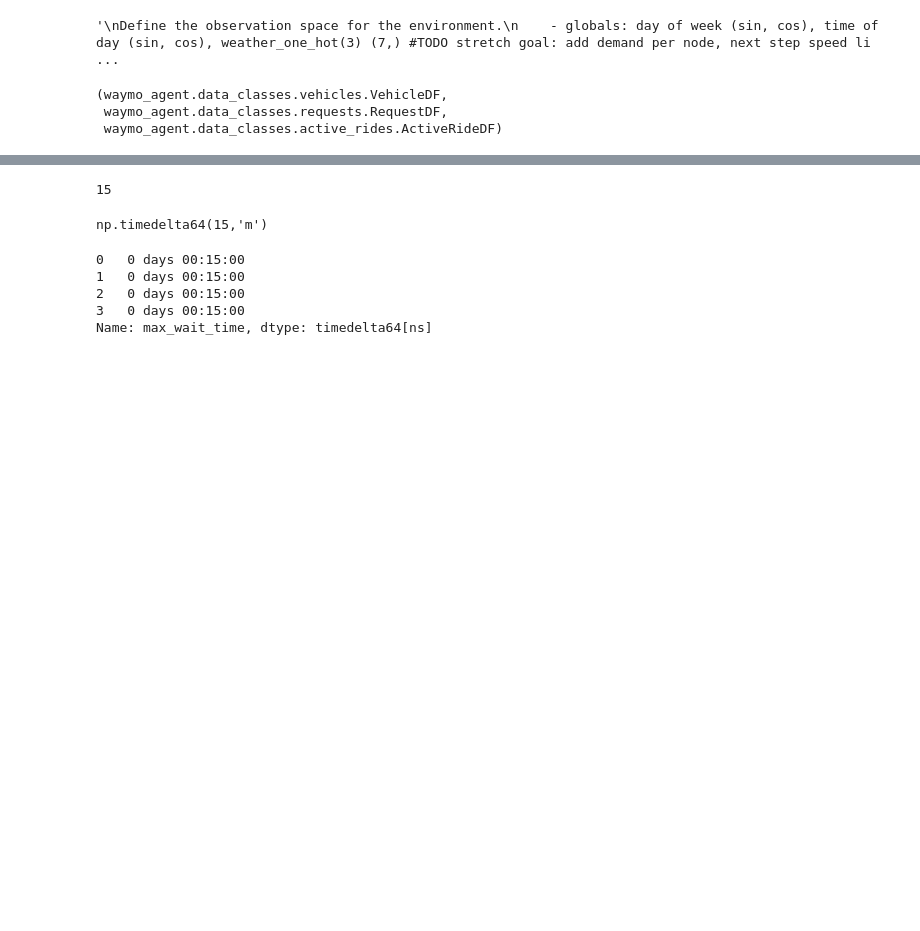
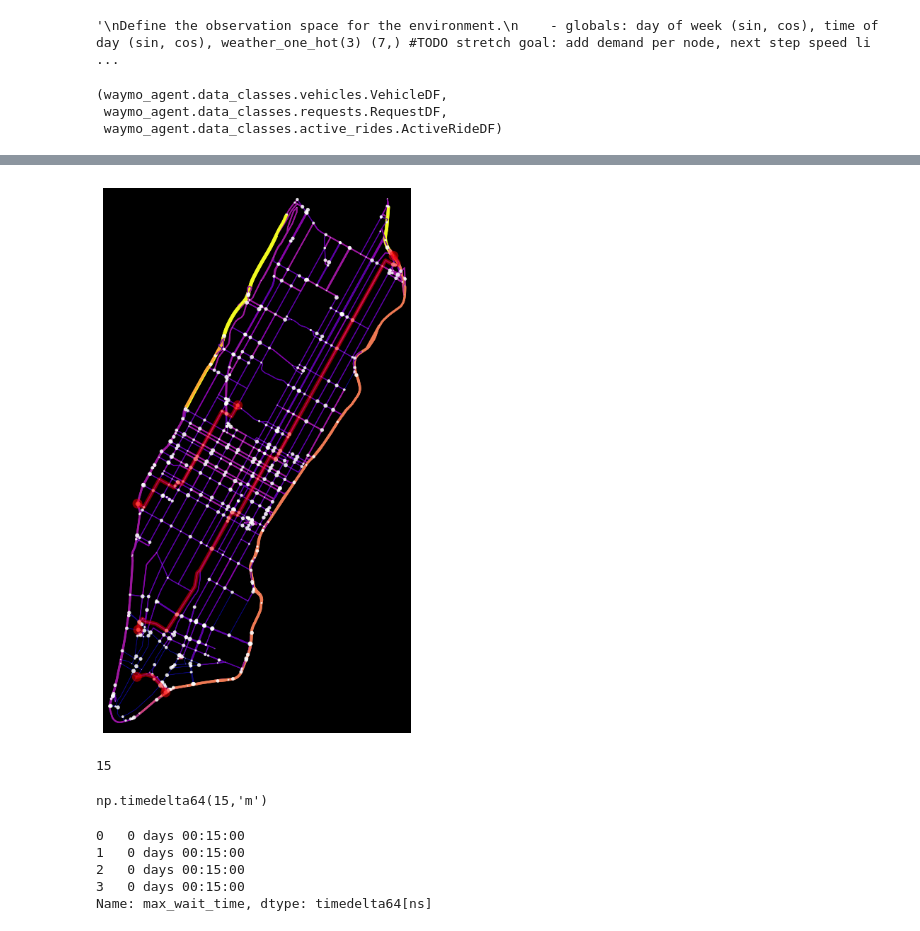
Before and after one commit to akseldkw07/Waymo-Agent, a Jupyter notebook: notebooks/mixin/transition_model.ipynb, the cells around one changed output, grey strips where cells are left out. Saved outputs shown, nothing was run; the diff lists cells and outputs as text; code cells hidden in the pictures; blank space fills up the shorter version.

```diff
--- a/notebooks/mixin/transition_model.ipynb
+++ b/notebooks/mixin/transition_model.ipynb
@@ -74,3 +81,8 @@ array([[ 0.82618177, -0.3133576 ],
+# %%
+fig, ax = env.render()
+fig
+# %% [output]
+[figure, added]
 # %%
 obs, reward, term, trunc, info = env.step(action)
 # %%
```
Also changed, not shown: parts of 10 cells of this notebook, 2 other files.
